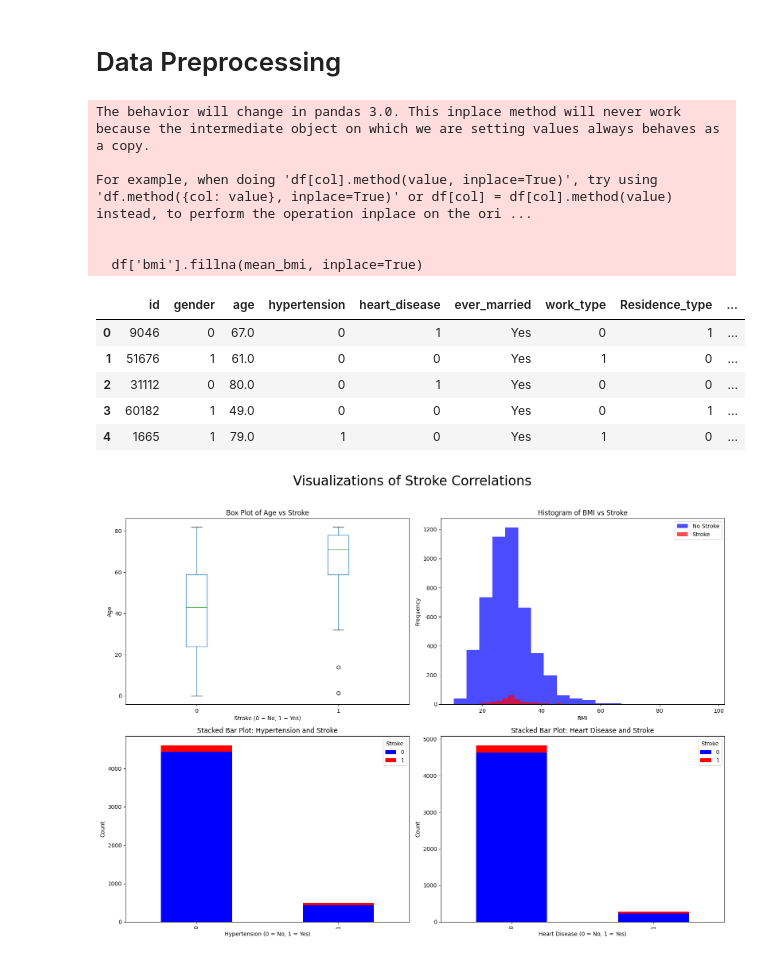
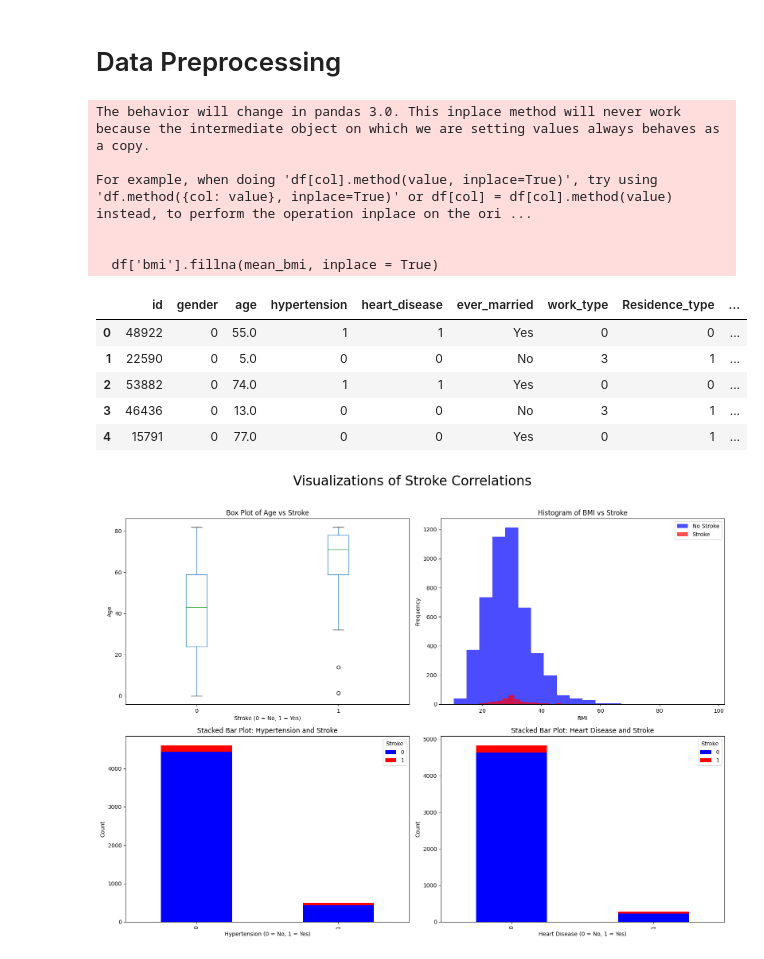
Before and after one commit to tuebachdinh/ML_project_2024, a Jupyter notebook: main.ipynb, the cells around one changed output. Drawn from its saved outputs; the diff is of its cells as text; code cells hidden in the pictures.

```diff
--- a/main.ipynb
+++ b/main.ipynb
@@ -52,30 +48,31 @@ df.head()
 # %%
 # Replace BMI Null values by their mean
 mean_bmi = df['bmi'].mean()
-df['bmi'].fillna(mean_bmi, inplace=True)
+df['bmi'].fillna(mean_bmi, inplace = True)
 df['bmi'] = df['bmi'].round(2)
 
 #Categorize features gender, residence_type, work_type
-df['gender'] = df['gender'].replace({'Male':0,'Female':1,'Other':-1}).astype(np.uint8)
-df['Residence_type'] = df['Residence_type'].replace({'Rural':0,'Urban':1}).astype(np.uint8)
-df['work_type'] = df['work_type'].replace({'Private':0,'Self-employed':1,'Govt_job':2,'children':-1,'Never_worked':-2}).astype(np.uint8)
-df['smoking_status'] =  df['smoking_status'].replace({'never smoked':0, 'formerly smoked':1, 'smokes':2, 'Unknown': -1 }).astype(np.uint8)
+df['gender'] = df['gender'].replace({'Male':0,'Female':1,'Other':-1})
+df['Residence_type'] = df['Residence_type'].replace({'Rural':0,'Urban':1})
+df['work_type'] = df['work_type'].replace({'Private':0,'Self-employed':1,'Govt_job':2,'children':3,'Never_worked':4})
+df['smoking_status'] =  df['smoking_status'].replace({'never smoked':0, 'formerly smoked':1, 'smokes':2, 'Unknown': 0 })
 # %% [output]
 The behavior will change in pandas 3.0. This inplace method will never work because the intermediate object on which we are setting values always behaves as a copy.
 
 For example, when doing 'df[col].method(value, inplace=True)', try using 'df.method({col: value}, inplace=True)' or df[col] = df[col].method(value) instead, to perform the operation inplace on the ori ...
 
 
-  df['bmi'].fillna(mean_bmi, inplace=True)
+  df['bmi'].fillna(mean_bmi, inplace = True)
-# %%
-df.head()
-# %% [output]
-|  | id | gender | age | hypertension | heart_disease | ever_married | work_type | Residence_type | ... |
-| 0 | 9046 | 0 | 67.0 | 0 | 1 | Yes | 0 | 1 | ... |
-| 1 | 51676 | 1 | 61.0 | 0 | 0 | Yes | 1 | 0 | ... |
-| 2 | 31112 | 0 | 80.0 | 0 | 1 | Yes | 0 | 0 | ... |
-| 3 | 60182 | 1 | 49.0 | 0 | 0 | Yes | 0 | 1 | ... |
-| 4 | 1665 | 1 | 79.0 | 1 | 0 | Yes | 1 | 0 | ... |
+# %%
+df = df.sample(frac=1).reset_index(drop=True)
+df.head()
+# %% [output]
+|  | id | gender | age | hypertension | heart_disease | ever_married | work_type | Residence_type | ... |
+| 0 | 48922 | 0 | 55.0 | 1 | 1 | Yes | 0 | 0 | ... |
+| 1 | 22590 | 0 | 5.0 | 0 | 0 | No | 3 | 1 | ... |
+| 2 | 53882 | 0 | 74.0 | 1 | 1 | Yes | 0 | 0 | ... |
+| 3 | 46436 | 0 | 13.0 | 0 | 0 | No | 3 | 1 | ... |
+| 4 | 15791 | 0 | 77.0 | 0 | 0 | Yes | 0 | 1 | ... |
 # %%
 # Feature engineering by using visualization
 fig, axs = plt.subplots(2, 2, figsize=(16, 12))
```
Also changed, not shown: parts of 6 cells of this notebook.
